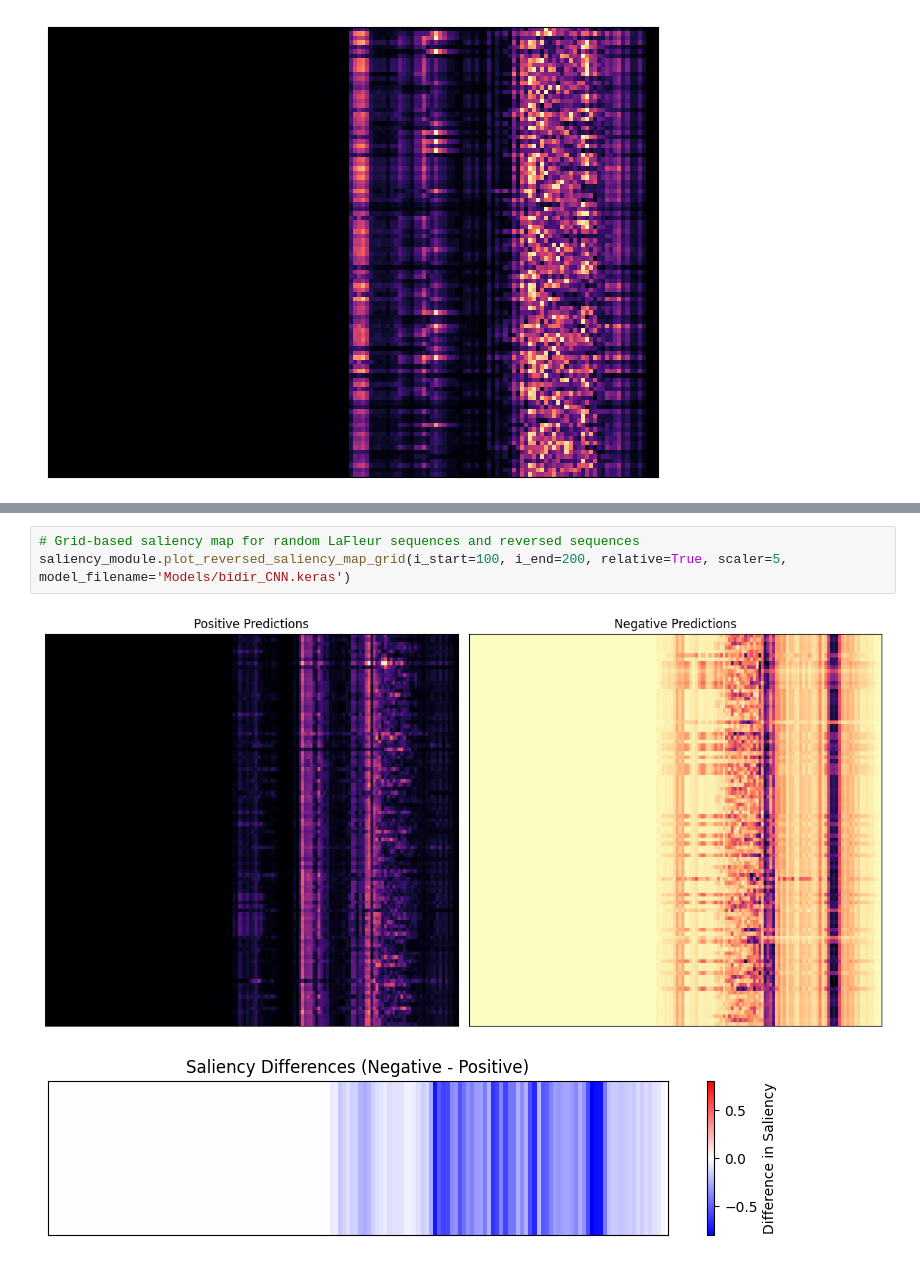
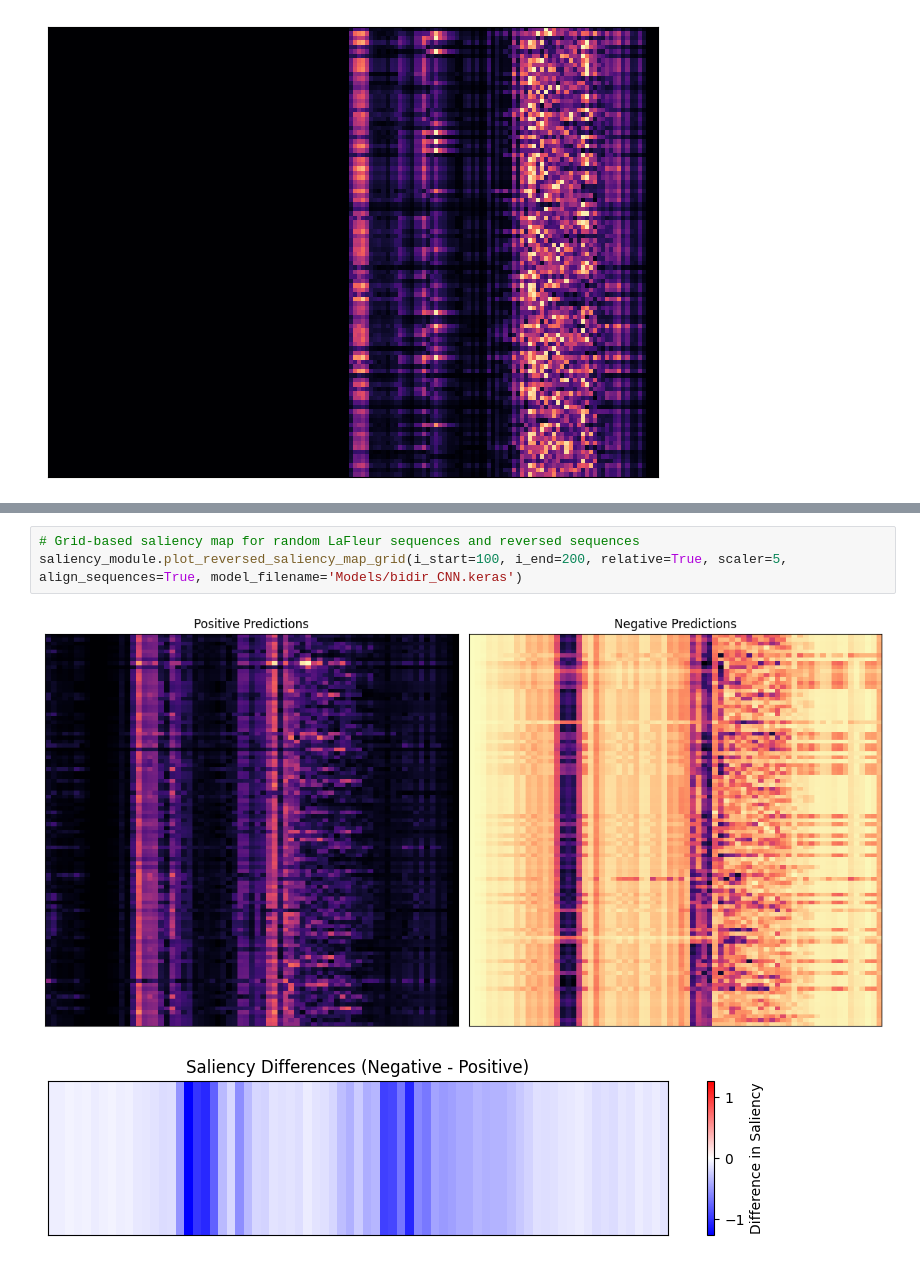
Before and after one commit to Rhys-sg/e.-coli-promoter-prediction, a Jupyter notebook: saliency_reverse.ipynb, the cells around one changed output, grey strips where cells are left out. Drawn from its saved outputs; the diff is of its cells as text.

```diff
--- a/saliency_reverse.ipynb
+++ b/saliency_reverse.ipynb
@@ -16,6 +25,6 @@ saliency_module.feature_ablation_map(i_start=100, i_end=200, relative=False, sca
 # %%
 # Grid-based saliency map for random LaFleur sequences and reversed sequences
-saliency_module.plot_reversed_saliency_map_grid(i_start=100, i_end=200, relative=True, scaler=5, model_filename='Models/bidir_CNN.keras')
+saliency_module.plot_reversed_saliency_map_grid(i_start=100, i_end=200, relative=True, scaler=5, align_sequences=True, model_filename='Models/bidir_CNN.keras')
 # %% [output]
-[figure, old version]
+[figure, new version]
-[figure, old version]
+[figure, new version]
```
Also changed, not shown: parts of 5 cells of this notebook, 3 other files.
